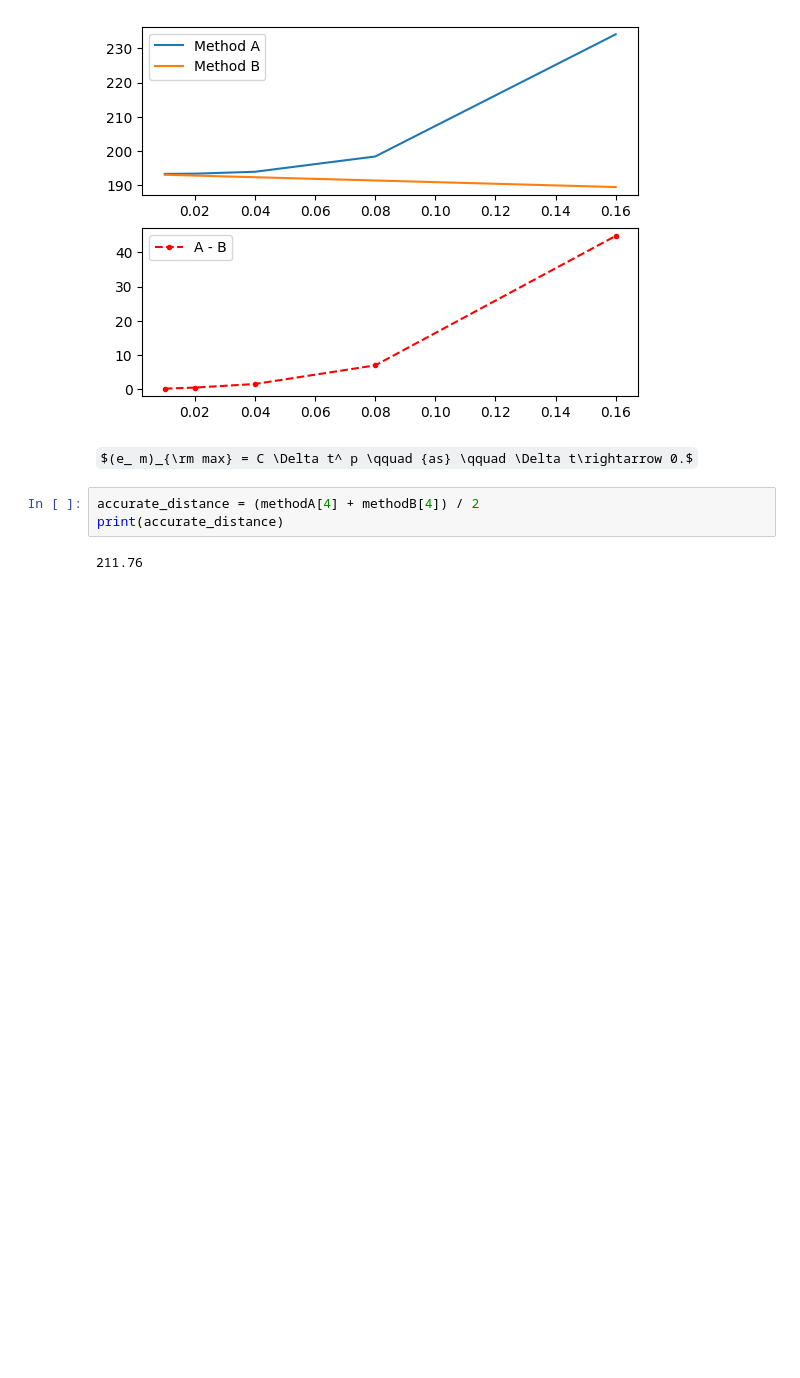
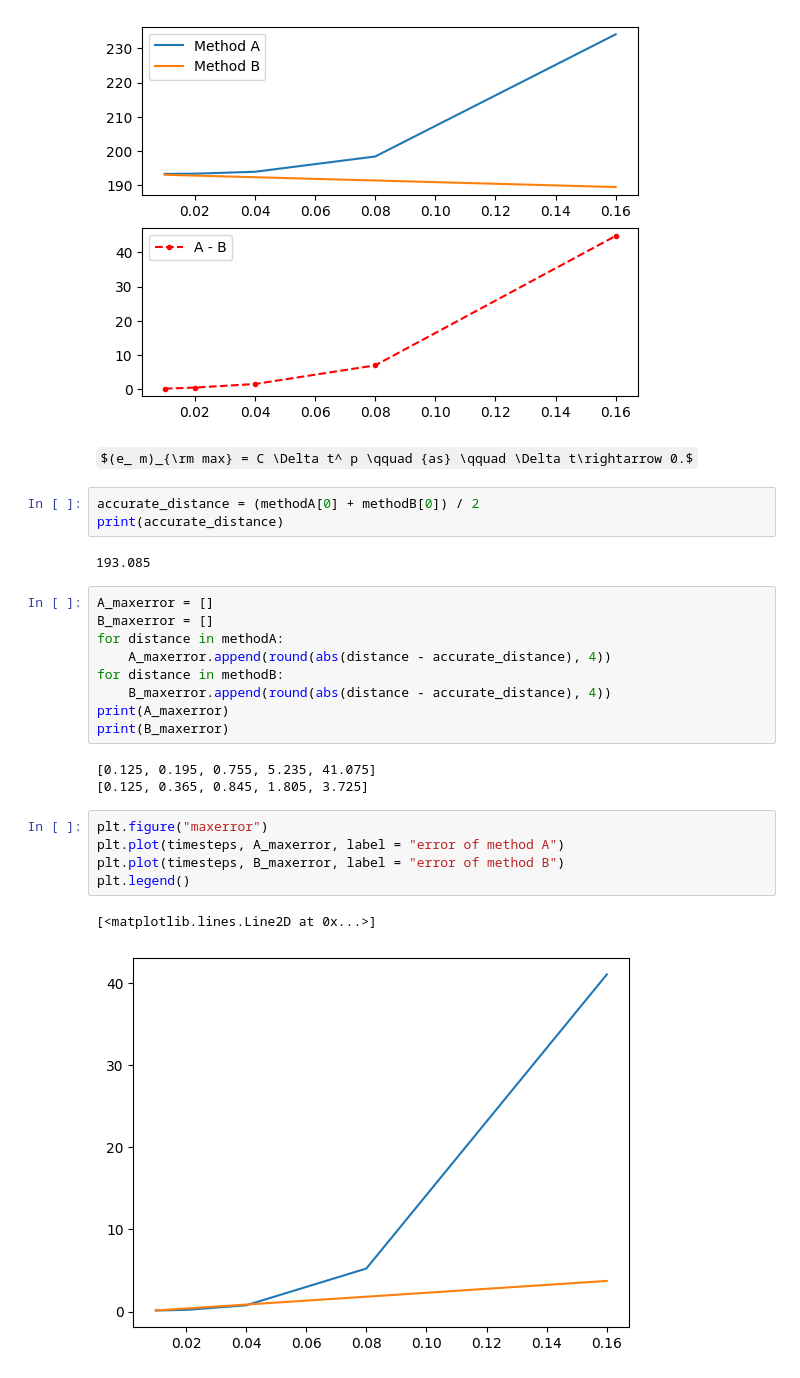
Before and after one commit to adevrent/mitx_python, a Jupyter notebook: CSE.0002x/Unit 8/unit_8.ipynb, the cells around one changed output. Cells and saved outputs as stored; diff of their text form; some formulas as TeX source; blank space fills up the shorter version.

```diff
--- a/CSE.0002x/Unit 8/unit_8.ipynb
+++ b/CSE.0002x/Unit 8/unit_8.ipynb
@@ -551,7 +551,27 @@ plt.legend()
 # %% [markdown]
 $(e_ m)_{\rm max} = C \Delta t^ p \qquad {as} \qquad \Delta t\rightarrow 0.$
 # %%
-accurate_distance = (methodA[4] + methodB[4]) / 2
+accurate_distance = (methodA[0] + methodB[0]) / 2
 print(accurate_distance)
 # %% [output]
-211.76
+193.085
+# %%
+A_maxerror = []
+B_maxerror = []
+for distance in methodA:
+    A_maxerror.append(round(abs(distance - accurate_distance), 4))
+for distance in methodB:
+    B_maxerror.append(round(abs(distance - accurate_distance), 4))
+print(A_maxerror)
+print(B_maxerror)
+# %% [output]
+[0.125, 0.195, 0.755, 5.235, 41.075]
+[0.125, 0.365, 0.845, 1.805, 3.725]
+# %%
+plt.figure("maxerror")
+plt.plot(timesteps, A_maxerror, label = "error of method A")
+plt.plot(timesteps, B_maxerror, label = "error of method B")
+plt.legend()
+# %% [output]
+[<matplotlib.lines.Line2D at 0x...>]
+[figure, added]
```
